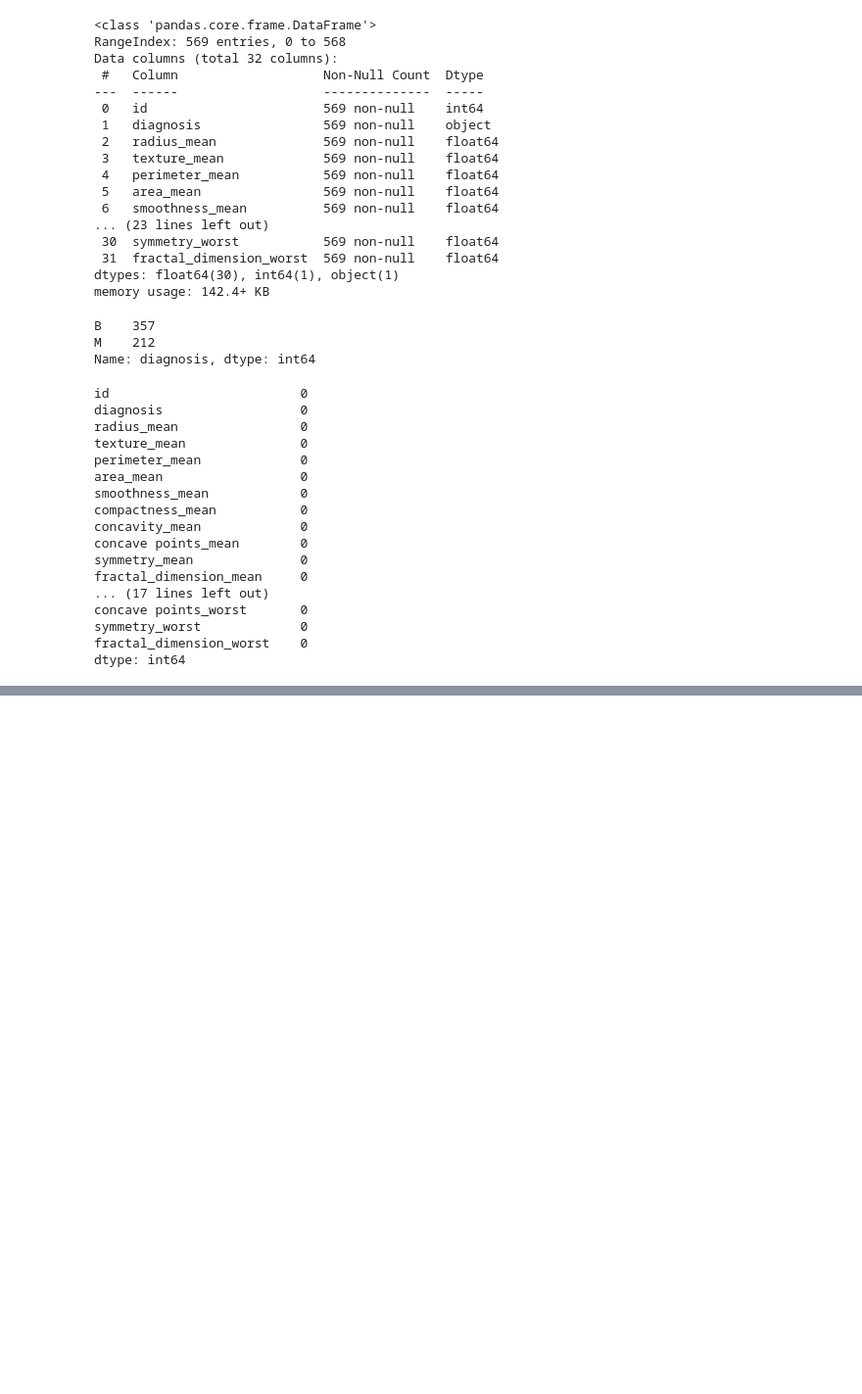
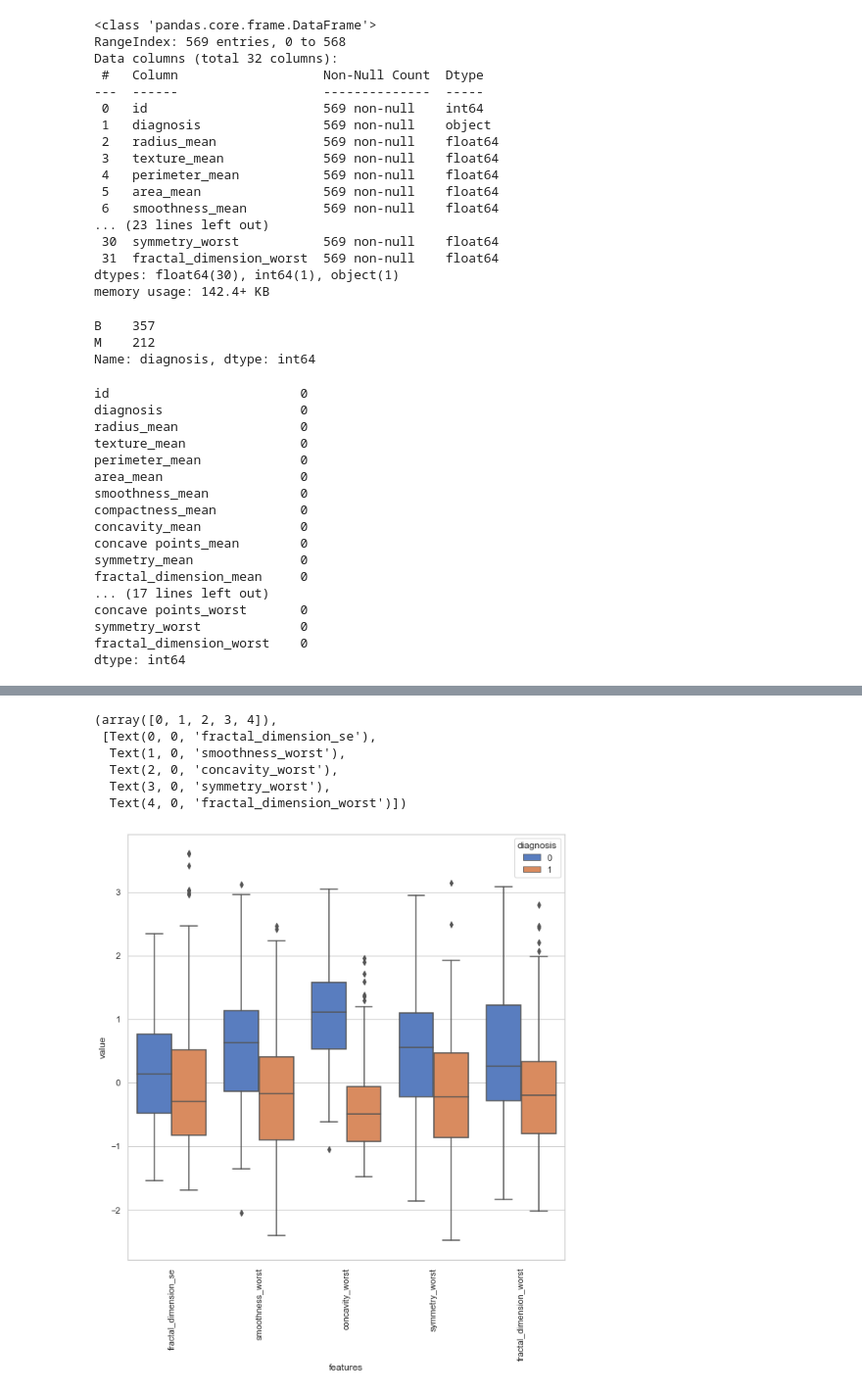
Before and after one commit to AnnaGawrysiak/Breast_cancer_ML, a Jupyter notebook: Cancer.ipynb, the cells around one changed output, grey strips where cells are left out. Shown at 98% size. Saved outputs shown, nothing was run; the diff lists cells and outputs as text; code cells hidden in the pictures; blank space fills up the shorter version.

```diff
--- a/Cancer.ipynb
+++ b/Cancer.ipynb
@@ -174 +105,15 @@ df.describe()
+# %%
+# Use box plots in order to see outliers
+
+plt.figure(figsize=(10,10))
+sns.boxplot(x="features", y="value", hue="diagnosis", data=data)
+plt.xticks(rotation=90)
+# %% [output]
+(array([0, 1, 2, 3, 4]),
+ [Text(0, 0, 'fractal_dimension_se'),
+  Text(1, 0, 'smoothness_worst'),
+  Text(2, 0, 'concavity_worst'),
+  Text(3, 0, 'symmetry_worst'),
+  Text(4, 0, 'fractal_dimension_worst')])
+[figure, added]
 # %%
```
Also changed, not shown: parts of 65 cells of this notebook.
